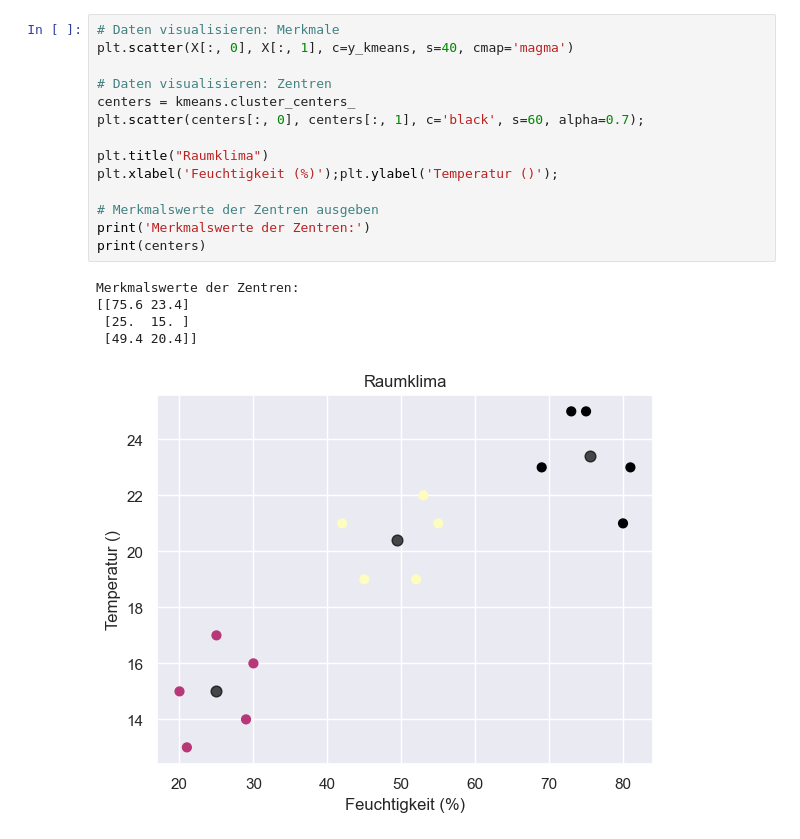
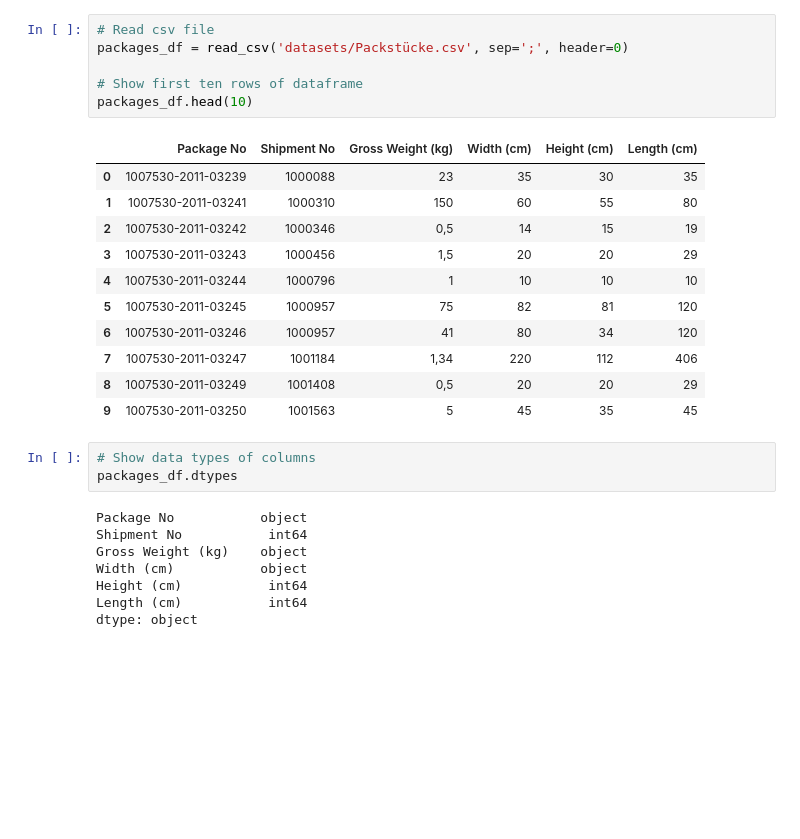
Before and after one commit to FrankCastlepancakes/ClusteringScikitLearn, a Jupyter notebook: notebook.ipynb, the cells around one changed output. Saved outputs shown, nothing was run; the diff lists cells and outputs as text; blank space fills up the shorter version.

```diff
--- a/notebook.ipynb
+++ b/notebook.ipynb
@@ -55,20 +8,29 @@ array([2, 2, 2, 2, 2, 0, 0, 0, 0, 0, 1, 1, 1, 1, 1])
-# %%
-# Daten visualisieren: Merkmale
-plt.scatter(X[:, 0], X[:, 1], c=y_kmeans, s=40, cmap='magma')
-
-# Daten visualisieren: Zentren
-centers = kmeans.cluster_centers_
-plt.scatter(centers[:, 0], centers[:, 1], c='black', s=60, alpha=0.7);
-
-plt.title("Raumklima")
-plt.xlabel('Feuchtigkeit (%)');plt.ylabel('Temperatur ()');
-
-# Merkmalswerte der Zentren ausgeben
-print('Merkmalswerte der Zentren:')
-print(centers)
-# %% [output]
-Merkmalswerte der Zentren:
-[[75.6 23.4]
- [25.  15. ]
- [49.4 20.4]]
-[figure, removed]
+# %%
+# Read csv file
+packages_df = read_csv('datasets/Packstücke.csv', sep=';', header=0)
+
+# Show first ten rows of dataframe
+packages_df.head(10)
+# %% [output]
+|  | Package No | Shipment No | Gross Weight (kg) | Width (cm) | Height (cm) | Length (cm) |
+| 0 | 1007530-2011-03239 | 1000088 | 23 | 35 | 30 | 35 |
+| 1 | 1007530-2011-03241 | 1000310 | 150 | 60 | 55 | 80 |
+| 2 | 1007530-2011-03242 | 1000346 | 0,5 | 14 | 15 | 19 |
+| 3 | 1007530-2011-03243 | 1000456 | 1,5 | 20 | 20 | 29 |
+| 4 | 1007530-2011-03244 | 1000796 | 1 | 10 | 10 | 10 |
+| 5 | 1007530-2011-03245 | 1000957 | 75 | 82 | 81 | 120 |
+| 6 | 1007530-2011-03246 | 1000957 | 41 | 80 | 34 | 120 |
+| 7 | 1007530-2011-03247 | 1001184 | 1,34 | 220 | 112 | 406 |
+| 8 | 1007530-2011-03249 | 1001408 | 0,5 | 20 | 20 | 29 |
+| 9 | 1007530-2011-03250 | 1001563 | 5 | 45 | 35 | 45 |
+# %%
+# Show data types of columns
+packages_df.dtypes
+# %% [output]
+Package No           object
+Shipment No           int64
+Gross Weight (kg)    object
+Width (cm)           object
+Height (cm)           int64
+Length (cm)           int64
+dtype: object
```
Also changed, not shown: parts of 10 cells of this notebook, 1 other file.
